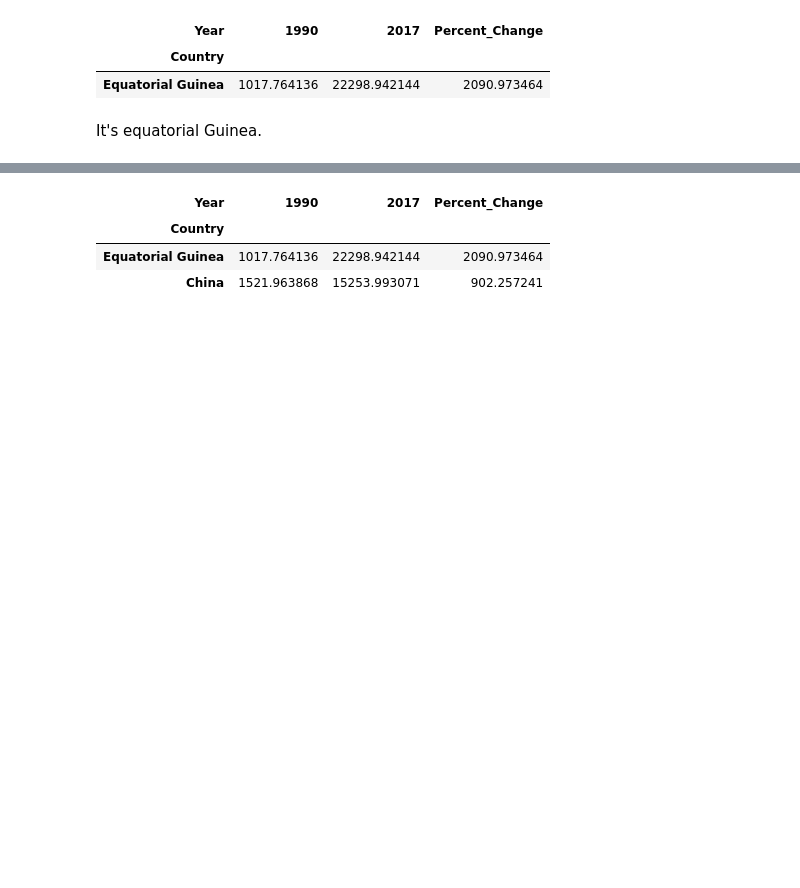
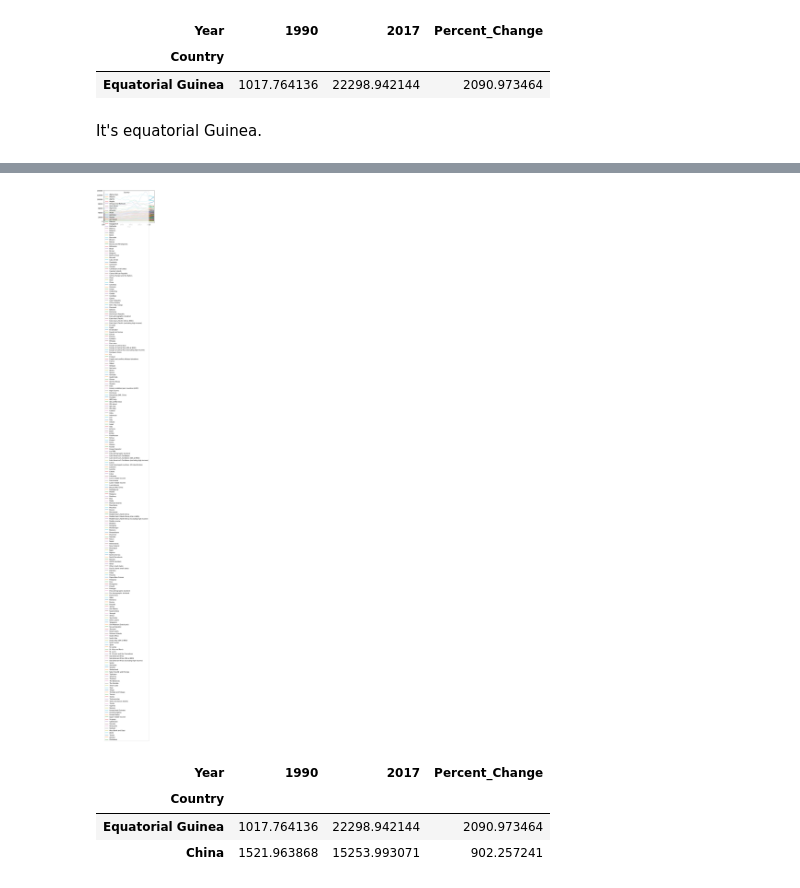
Before and after one commit to nss-data-science-cohort-4/dq1-undata-AmyLG, a Jupyter notebook: notebooks/UN_Data_Exploration.ipynb, the cells around one changed output, grey strips where cells are left out. Drawn from its saved outputs; the diff is of its cells as text; code cells hidden in the pictures; blank space fills up the shorter version.

```diff
--- a/notebooks/UN_Data_Exploration.ipynb
+++ b/notebooks/UN_Data_Exploration.ipynb
@@ -307,0 +312,3 @@ gdp_df.plot(x ='Year', y='GDP_Per_Capita', kind = 'line')
+# %%
+gdp_pivoted_on_year = gdp_df.pivot_table(values = 'GDP_Per_Capita', index = 'Year', columns= 'Country')
+gdp_pivoted_on_year.head()
@@ -308,3 +324,9 @@ gdp_df.plot(x ='Year', y='GDP_Per_Capita', kind = 'line')
+# %%
+#gdp_pivoted2.plot(x ='Year', y='Country', kind = 'line')
+gdp_pivoted_on_year.plot(kind = 'line')
+plt.show()
+# %% [output]
+[figure, added]
 # %%
 gdp_pivoted.nlargest(2, 'Percent_Change')
 # %% [output]
```
Also changed, not shown: parts of 37 cells of this notebook.
